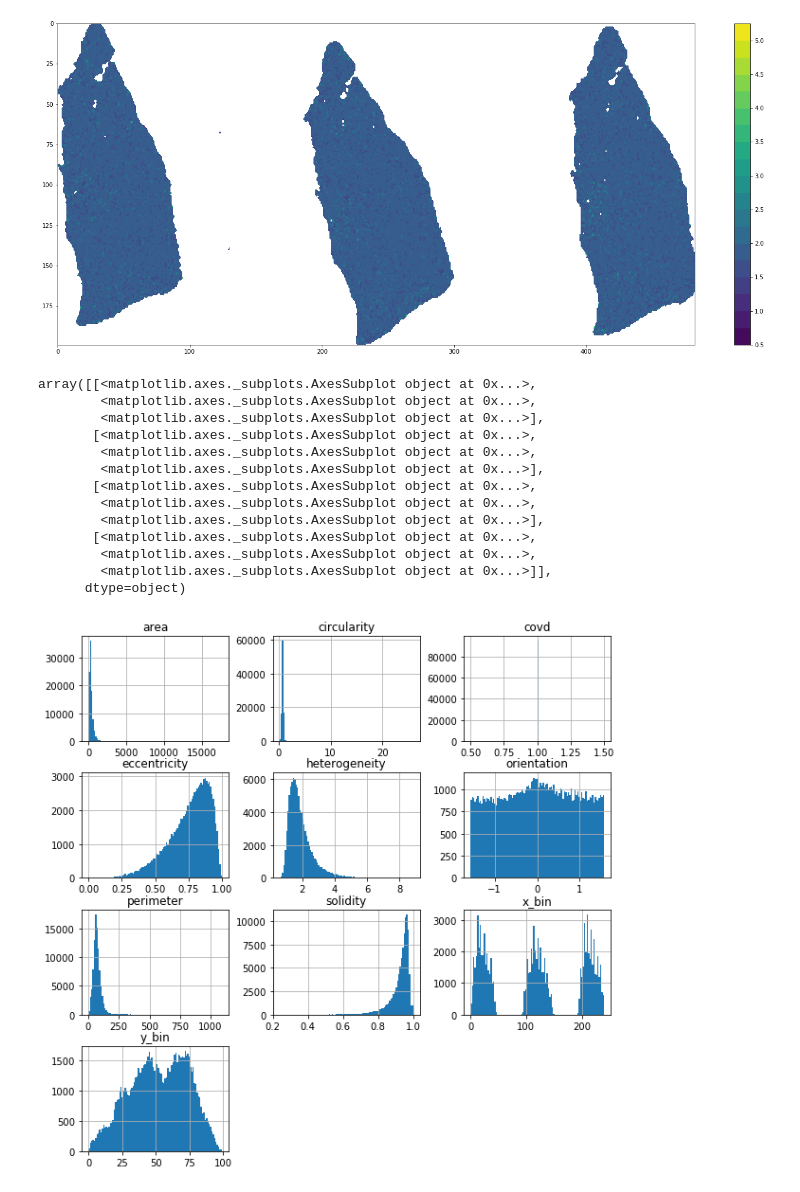
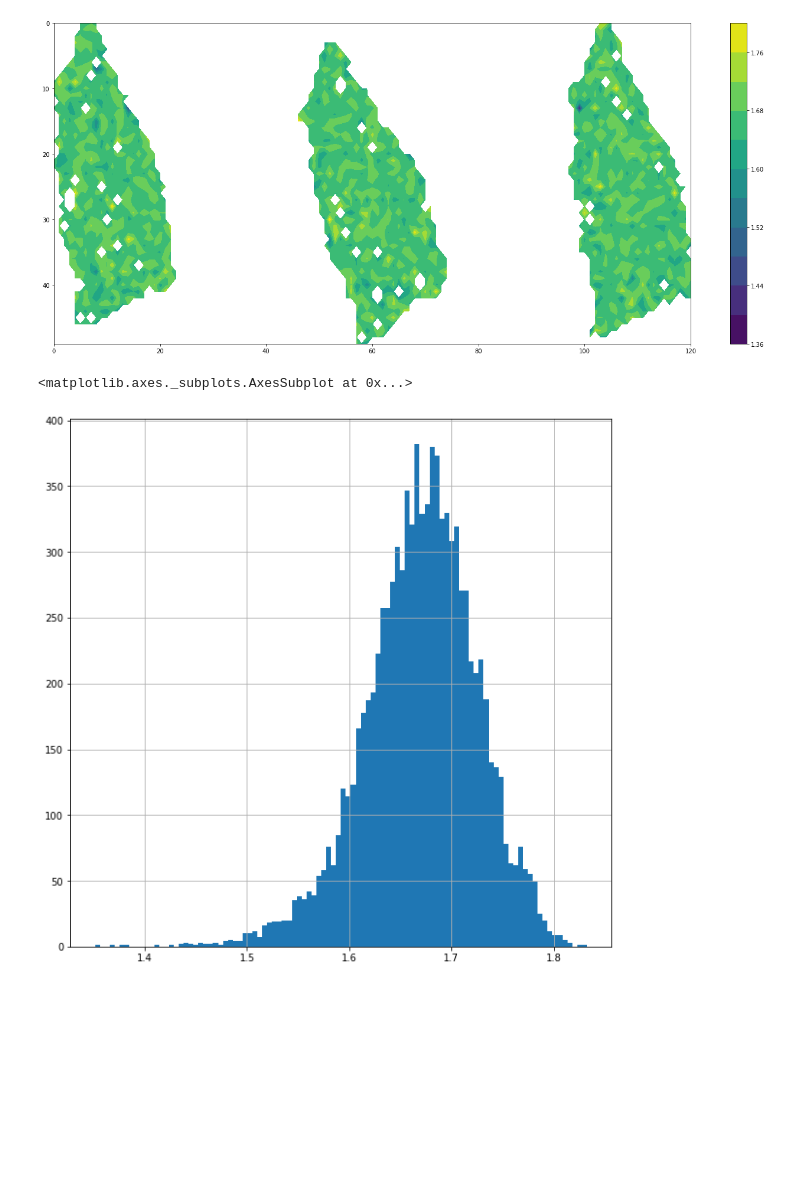
Before and after one commit to garner1/nucleAI, a Jupyter notebook: ipynb/test.test_output.ipynb, the cells around one changed output. Saved outputs shown, nothing was run; the diff lists cells and outputs as text; code cells hidden in the pictures; blank space fills up the shorter version.

Commit message:
addition: von neumann entropy of the normalized descriptor

```diff
--- a/ipynb/test.test_output.ipynb
+++ b/ipynb/test.test_output.ipynb
@@ -39,13 +39,8 @@ warnings.filterwarnings('ignore')
 from sklearn.neighbors import KDTree
 from sklearn.neighbors import NearestNeighbors
 # %%
-sample = glob.glob('../data/TCGA-38-4627-01Z-00-DX1.fe406eb9-b38b-410d-aa1a-84ab8ac091c7.svs.tar.gz/TCGA-38-4627-01Z-00-DX1.nuclei945869.size945869.covdNN50.features.pkl')
+sample = glob.glob('../data/TCGA-38-4627-01Z-00-DX1.fe406eb9-b38b-410d-aa1a-84ab8ac091c7.svs.tar.gz/TCGA-38-4627-01Z-00-DX1.nuclei945869.size9458.covdNN50.features.pkl')
 df = pd.read_pickle(sample[0])
-df['quantile'] = pd.qcut(df.heterogeneity , 4, labels=False)
-
-levels = 100
-bins = 100
-cmap = plt.cm.viridis
-for q in range(4):
-    contourPlot(df[df['quantile']==q],bins,np.mean,levels,cmap,'test')
+df['entropy'] = df['entropy'].astype(float)
+df.head()
 # %% [output]
@@ -56,4 +53,4 @@ for q in range(4):
 # %%
-contourPlot(df,200,np.mean,20,cmap,'test')
+contourPlot(df,'entropy',50,np.mean,10,plt.cm.viridis,'test')
 # %% [output]
-[figure, old version]
+[figure, new version]
@@ -90,19 +96,7 @@ for sample in samples[:]:
 
 df_summary.hist(bins=20,figsize=(10,10))
 # %%
-df.hist(figsize=(10,10),bins=1000)
+df['entropy'].hist(figsize=(10,10),bins=100)
 # %% [output]
-array([[<matplotlib.axes._subplots.AxesSubplot object at 0x...>,
-        <matplotlib.axes._subplots.AxesSubplot object at 0x...>,
-        <matplotlib.axes._subplots.AxesSubplot object at 0x...>],
-       [<matplotlib.axes._subplots.AxesSubplot object at 0x...>,
-        <matplotlib.axes._subplots.AxesSubplot object at 0x...>,
-        <matplotlib.axes._subplots.AxesSubplot object at 0x...>],
-       [<matplotlib.axes._subplots.AxesSubplot object at 0x...>,
-        <matplotlib.axes._subplots.AxesSubplot object at 0x...>,
-        <matplotlib.axes._subplots.AxesSubplot object at 0x...>],
-       [<matplotlib.axes._subplots.AxesSubplot object at 0x...>,
-        <matplotlib.axes._subplots.AxesSubplot object at 0x...>,
-        <matplotlib.axes._subplots.AxesSubplot object at 0x...>]],
-      dtype=object)
+<matplotlib.axes._subplots.AxesSubplot at 0x...>
-[figure, old version]
+[figure, new version]
```
Also changed, not shown: parts of 2 cells of this notebook, 2 other files.
